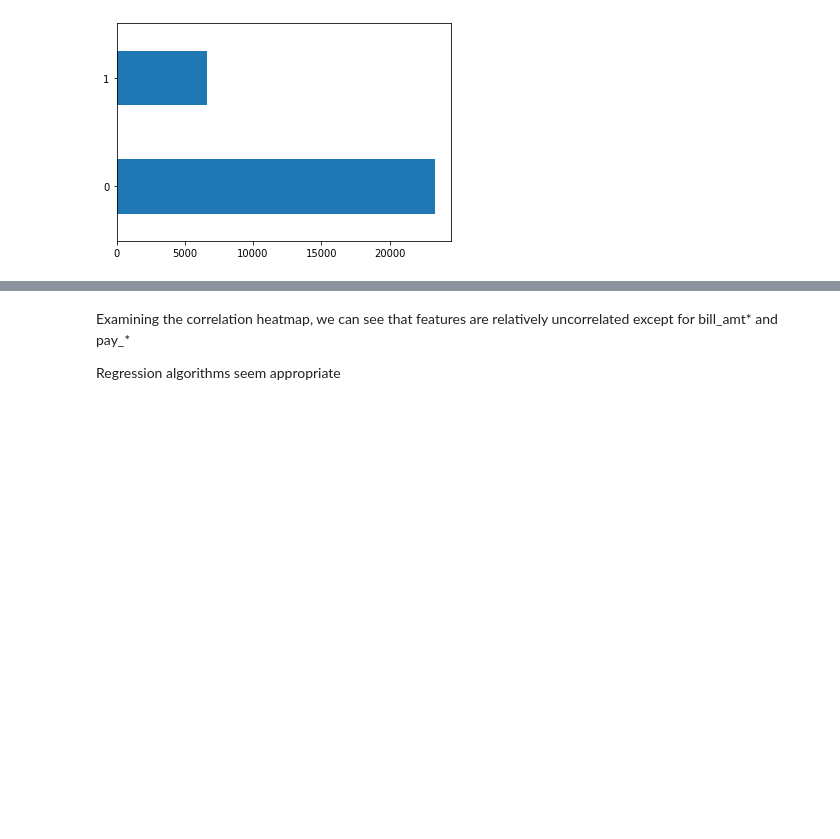
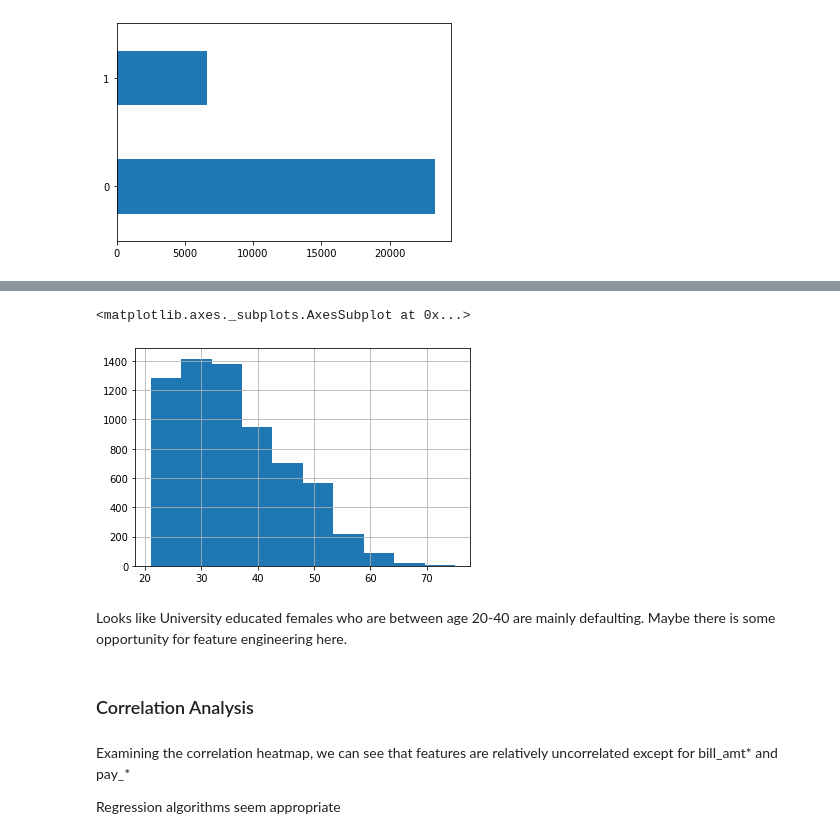
Before and after one commit to ewonguoft/flatiron_project, a Jupyter notebook: Predicting defaults in credit cards.ipynb, the cells around one changed output, grey strips where cells are left out. Cells and saved outputs as stored; diff of their text form; code cells hidden in the pictures; blank space fills up the shorter version.

```diff
--- a/Predicting defaults in credit cards.ipynb
+++ b/Predicting defaults in credit cards.ipynb
@@ -90,3 +140,12 @@ Name: default.payment.next.month, dtype: int64
+# %%
+defaulting.AGE.hist()
+# %% [output]
+<matplotlib.axes._subplots.AxesSubplot at 0x...>
+[figure, added]
+# %% [markdown]
+Looks like University educated females who are between age 20-40 are mainly defaulting. Maybe there is some opportunity for feature engineering here.
+# %% [markdown]
+### Correlation Analysis
 # %% [markdown]
 Examining the correlation heatmap, we can see that features are relatively uncorrelated except for bill_amt* and pay_*
 
```
Also changed, not shown: parts of 12 cells of this notebook.
